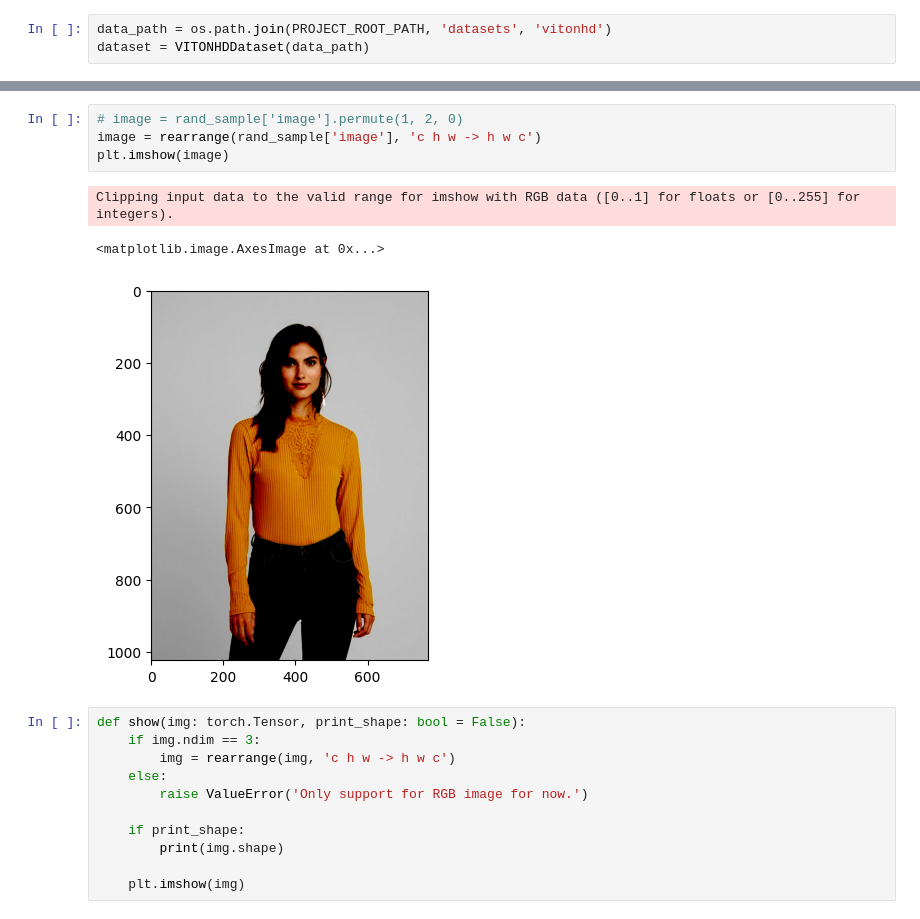
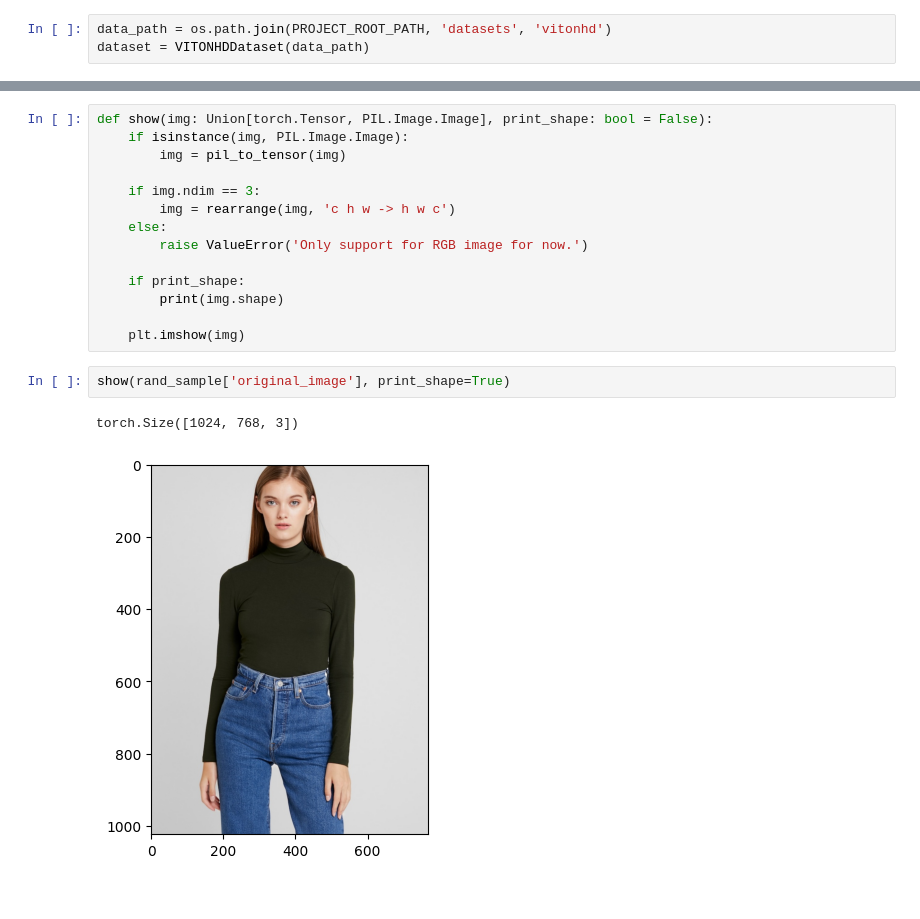
Before and after one commit to hosjiu1702/H-engine, a Jupyter notebook: notebooks/vitonhd.ipynb, the cells around one changed output, grey strips where cells are left out. Cells and saved outputs as stored; diff of their text form.

```diff
--- a/notebooks/vitonhd.ipynb
+++ b/notebooks/vitonhd.ipynb
@@ -49,13 +34,8 @@ dict_keys(['image', 'masked_image', 'mask', 'densepose', 'cloth'])
-# %%
-# image = rand_sample['image'].permute(1, 2, 0)
-image = rearrange(rand_sample['image'], 'c h w -> h w c')
-plt.imshow(image)
-# %% [output]
-Clipping input data to the valid range for imshow with RGB data ([0..1] for floats or [0..255] for integers).
-<matplotlib.image.AxesImage at 0x...>
-[figure, removed]
 # %%
-def show(img: torch.Tensor, print_shape: bool = False):
+def show(img: Union[torch.Tensor, PIL.Image.Image], print_shape: bool = False):
+    if isinstance(img, PIL.Image.Image):
+        img = pil_to_tensor(img)
+
     if img.ndim == 3:
         img = rearrange(img, 'c h w -> h w c')
     else:
@@ -65,3 +45,8 @@ def show(img: torch.Tensor, print_shape: bool = False):
         print(img.shape)
 
     plt.imshow(img)
+# %%
+show(rand_sample['original_image'], print_shape=True)
+# %% [output]
+torch.Size([1024, 768, 3])
+[figure, added]
```
Also changed, not shown: parts of 8 cells of this notebook.
